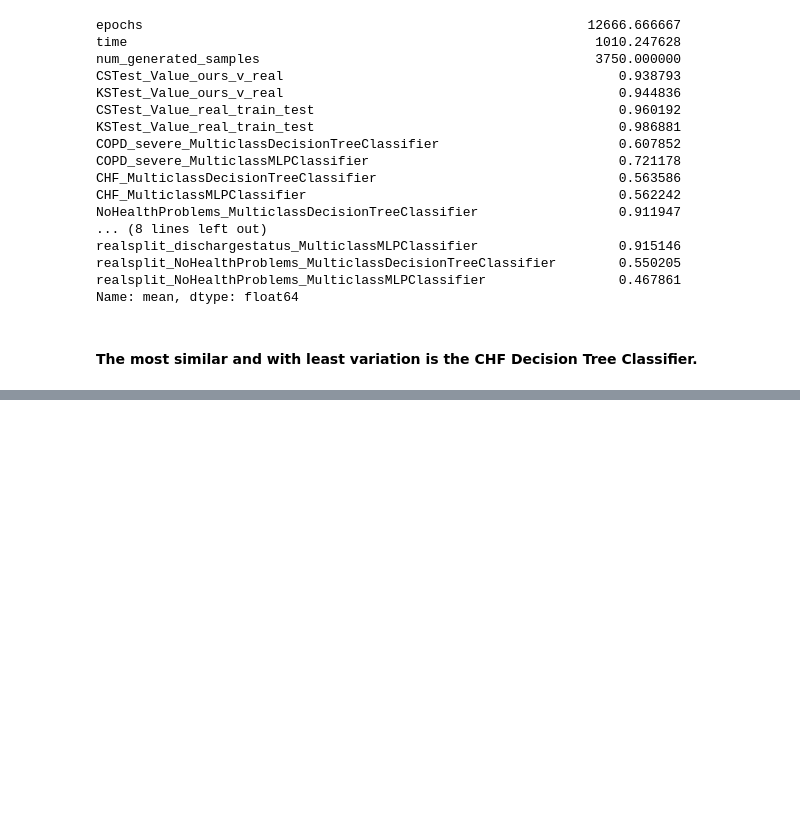
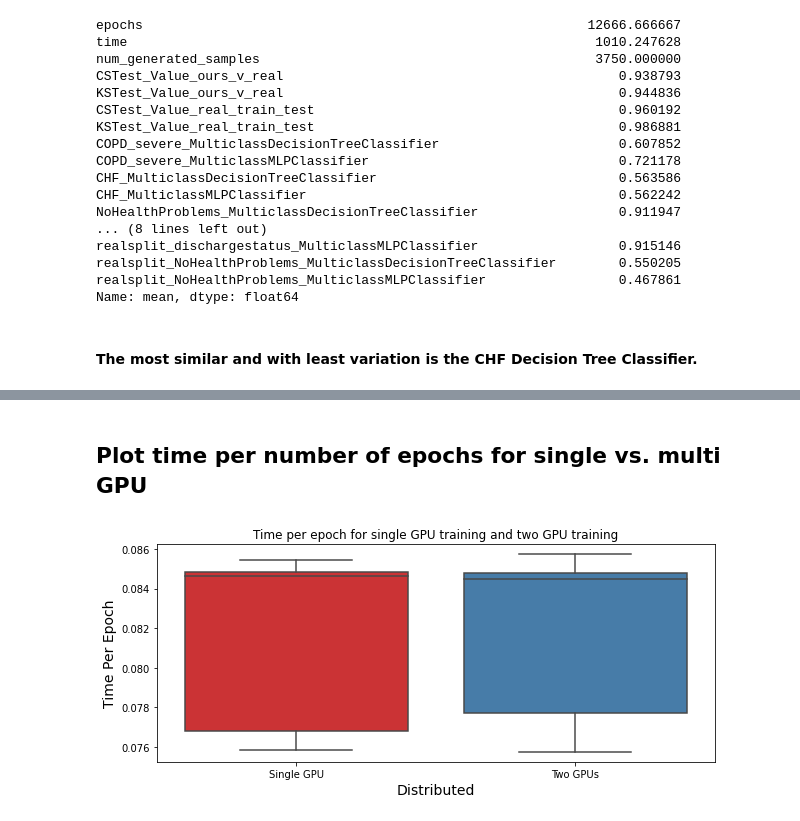
Before and after one commit to dianamJLAB/DS6050, a Jupyter notebook: CTGAN_Distribution/test_CTGAN_eICU.ipynb, the cells around one changed output, grey strips where cells are left out. Drawn from its saved outputs; the diff is of its cells as text; code cells hidden in the pictures; blank space fills up the shorter version.

```diff
--- a/CTGAN_Distribution/test_CTGAN_eICU.ipynb
+++ b/CTGAN_Distribution/test_CTGAN_eICU.ipynb
@@ -376,0 +401,6 @@ plot_value_by_epochs(df_CTGAN_eval, '2500', 'CSTest_Value_ours_v_real', 'CSTest
+# %%
+df_CTGAN_eval['KSTC'] = [1 - abs(1 - (g/r)) for g,r in zip(df_CTGAN_eval['KSTest_Value_ours_v_real'], df_CTGAN_eval['KSTest_Value_real_train_test'])]
+df_CTGAN_eval['CSTC'] = [1 - abs(1 - (g/r)) for g,r in zip(df_CTGAN_eval['CSTest_Value_ours_v_real'], df_CTGAN_eval['CSTest_Value_real_train_test'])]
+
+df_CTGAN_eval.to_csv('examples/csv/CTGAN_eval.csv', index=False)
+df_CTGAN_eval.query('num_generated_samples == 5000 and epochs==25000')[['epochs','distributed','KSTC','KSTest_Value_ours_v_real','KSTest_Value_real_train_test','CSTC','CSTest_Value_ours_v_real','CSTest_Value_real_train_test']]
@@ -376,0 +411,28 @@ plot_value_by_epochs(df_CTGAN_eval, '2500', 'CSTest_Value_ours_v_real', 'CSTest
+# %% [markdown]
+## Plot time per number of epochs for single vs. multi GPU
+# %%
+df_CTGAN_eval['time_per_epoch'] = df_CTGAN_eval['time'] / df_CTGAN_eval['epochs']
+df_CTGAN_eval.to_csv('examples/csv/CTGAN_eval.csv', index=False)
+# %%
+plt.figure(figsize=(10, 4))
+df_eval = df_CTGAN_eval[['distributed','time_per_epoch']]
+sns.boxplot(data=df_eval, x='distributed', y='time_per_epoch', palette="Set1")
+
+# set the x axis label text
+plt.xlabel('Distributed', fontdict={'fontsize': 14})
+# set the x axis tick labels
+plt.xticks(np.arange(0, 2), ('Single GPU', 'Two GPUs'))
+
+# set font size of x tick labels
+#plt.setp(plt.gca().get_xticklabels(), fontsize=12)
+
+plt.ylabel('Time Per Epoch (seconds)', fontdict={'fontsize': 14})
+
+plt.title('Time per epoch for single GPU training and two GPU training', fontdict={'fontsize': 12
+})
+# save the plot to a file
+plt.savefig('eval_figs/NumGPUs_boxplot.png')
+
+plt.show()
+# %% [output]
+[figure, added]
```
Also changed, not shown: parts of 10 cells of this notebook, 26 other files.
